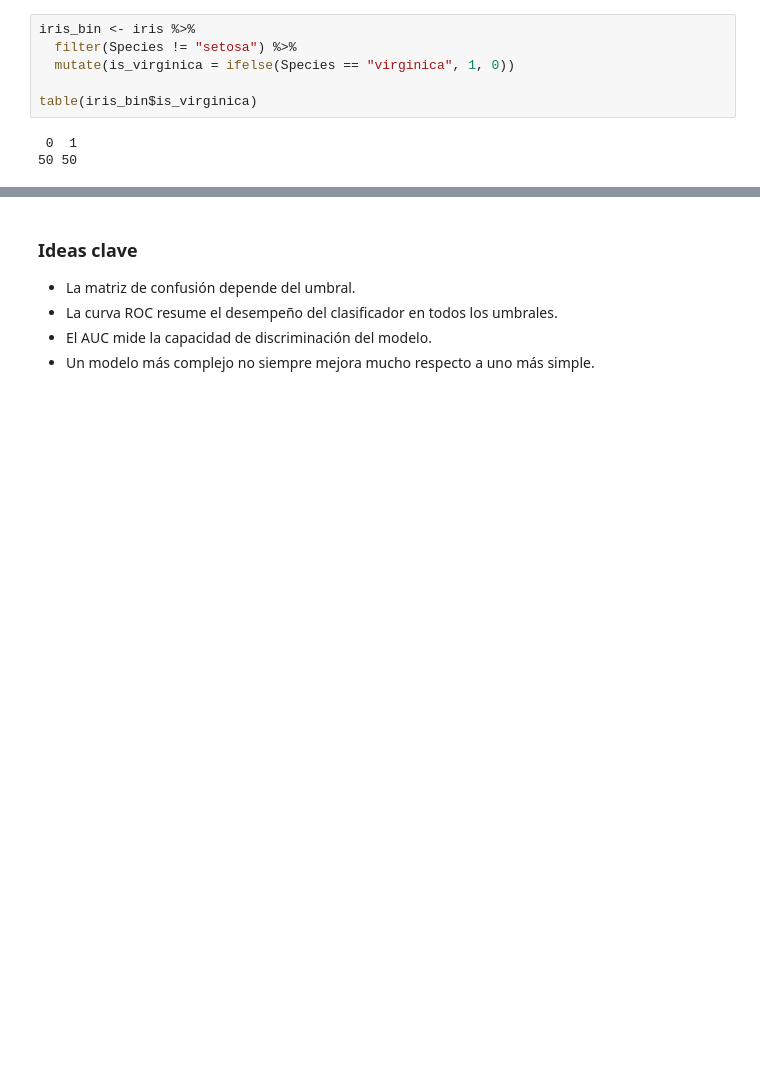
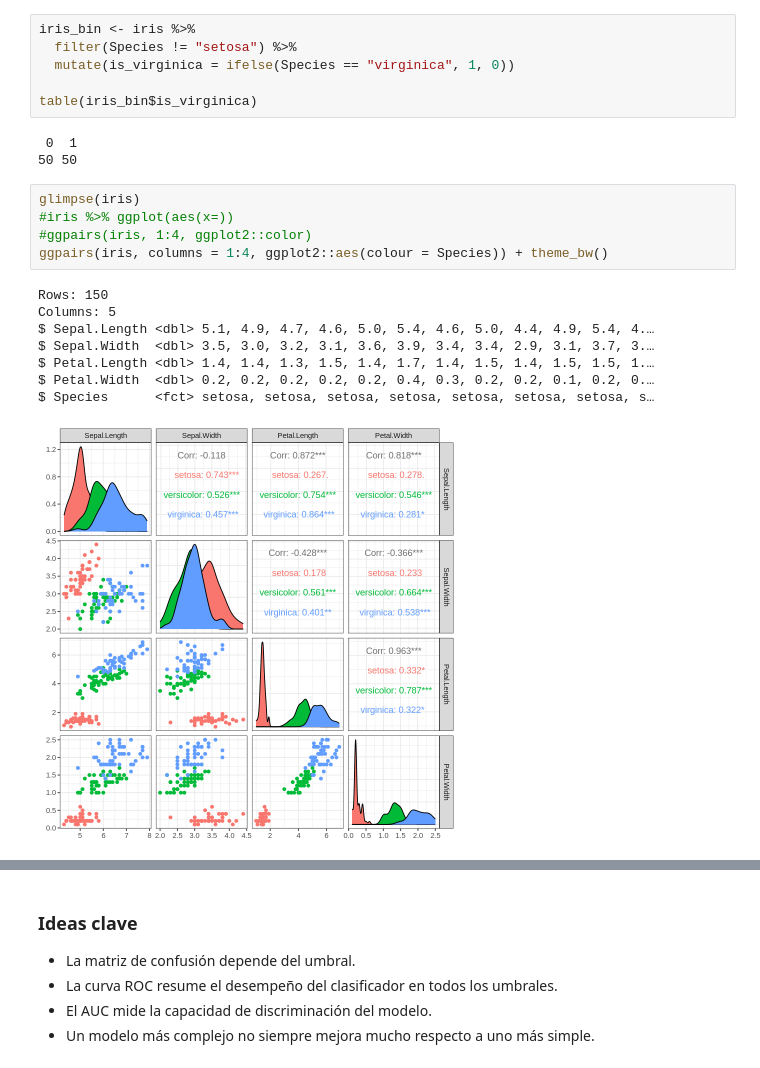
Before and after one commit to adigenova/uohdm, a Jupyter notebook: code/modelos_lineales_y_regresion_logistica_colab.ipynb, the cells around one changed output, grey strips where cells are left out. Drawn from its saved outputs; the diff is of its cells as text; blank space fills up the shorter version.

```diff
--- a/code/modelos_lineales_y_regresion_logistica_colab.ipynb
+++ b/code/modelos_lineales_y_regresion_logistica_colab.ipynb
@@ -788,6 +788,20 @@ table(iris_bin$is_virginica)
 # %% [output]
  0  1
 50 50
+# %%
+glimpse(iris)
+#iris %>% ggplot(aes(x=))
+#ggpairs(iris, 1:4, ggplot2::color)
+ggpairs(iris, columns = 1:4, ggplot2::aes(colour = Species)) + theme_bw()
+# %% [output]
+Rows: 150
+Columns: 5
+$ Sepal.Length <dbl> 5.1, 4.9, 4.7, 4.6, 5.0, 5.4, 4.6, 5.0, 4.4, 4.9, 5.4, 4.…
+$ Sepal.Width  <dbl> 3.5, 3.0, 3.2, 3.1, 3.6, 3.9, 3.4, 3.4, 2.9, 3.1, 3.7, 3.…
+$ Petal.Length <dbl> 1.4, 1.4, 1.3, 1.5, 1.4, 1.7, 1.4, 1.5, 1.4, 1.5, 1.5, 1.…
+$ Petal.Width  <dbl> 0.2, 0.2, 0.2, 0.2, 0.2, 0.4, 0.3, 0.2, 0.2, 0.1, 0.2, 0.…
+$ Species      <fct> setosa, setosa, setosa, setosa, setosa, setosa, setosa, s…
+[figure, added]
 # %%
 set.seed(123)
 idx <- sample(seq_len(nrow(iris_bin)), size = round(0.7 * nrow(iris_bin)))
```
Also changed, not shown: parts of 4 cells of this notebook.
